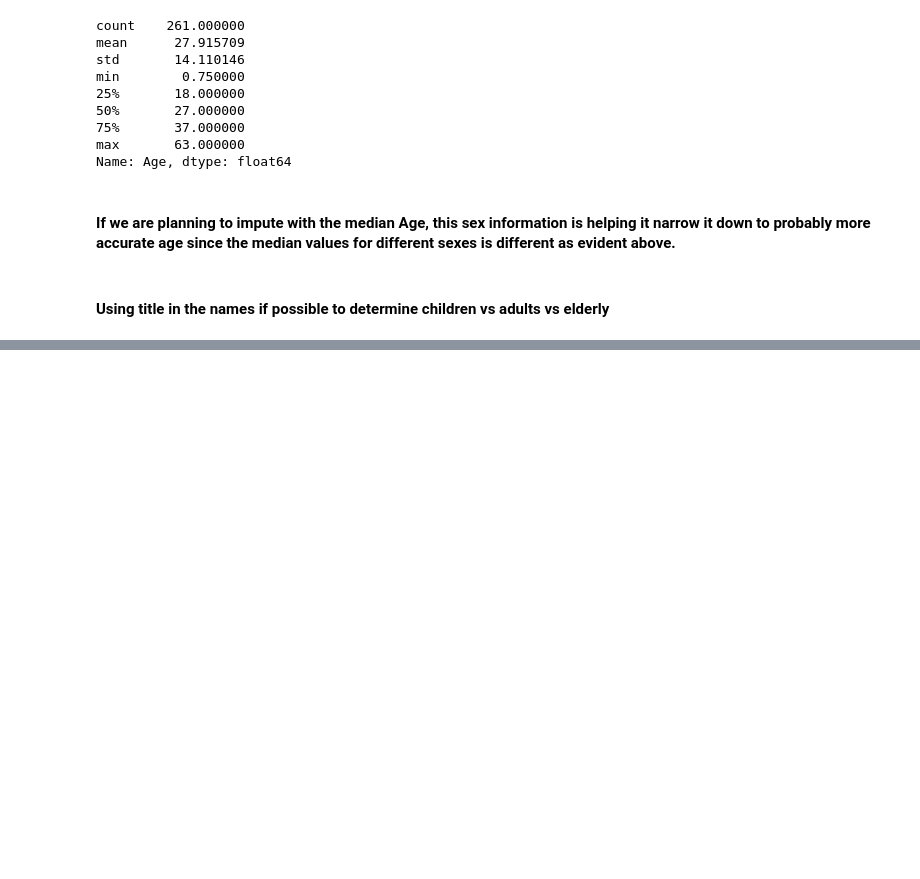
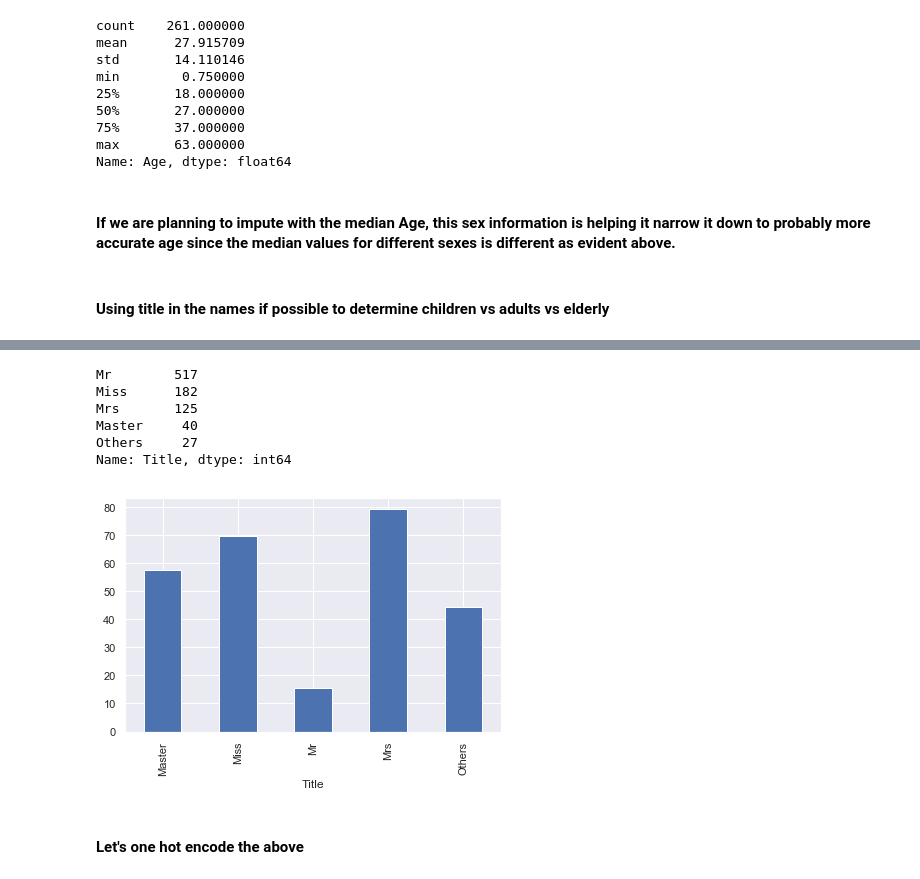
Before and after one commit to abhishekjain88/titanic-kaggle, a Jupyter notebook: Titanic Competition.ipynb, the cells around one changed output, grey strips where cells are left out. Cells and saved outputs as stored; diff of their text form; code cells hidden in the pictures; blank space fills up the shorter version.

```diff
--- a/Titanic Competition.ipynb
+++ b/Titanic Competition.ipynb
@@ -699,0 +795,16 @@ Name: Age, dtype: float64
+# %%
+titanic.loc[~titanic['Title'].isin(['Mr', 'Mrs', 'Master', 'Miss']), 'Title'] = 'Others'
+titanic['Title'].value_counts()
+# %% [output]
+Mr        517
+Miss      182
+Mrs       125
+Master     40
+Others     27
+Name: Title, dtype: int64
+# %%
+grouped_survival_bar('Title')
+# %% [output]
+[figure, added]
+# %% [markdown]
+#### Let's one hot encode the above
```
Also changed, not shown: parts of 24 cells of this notebook.
